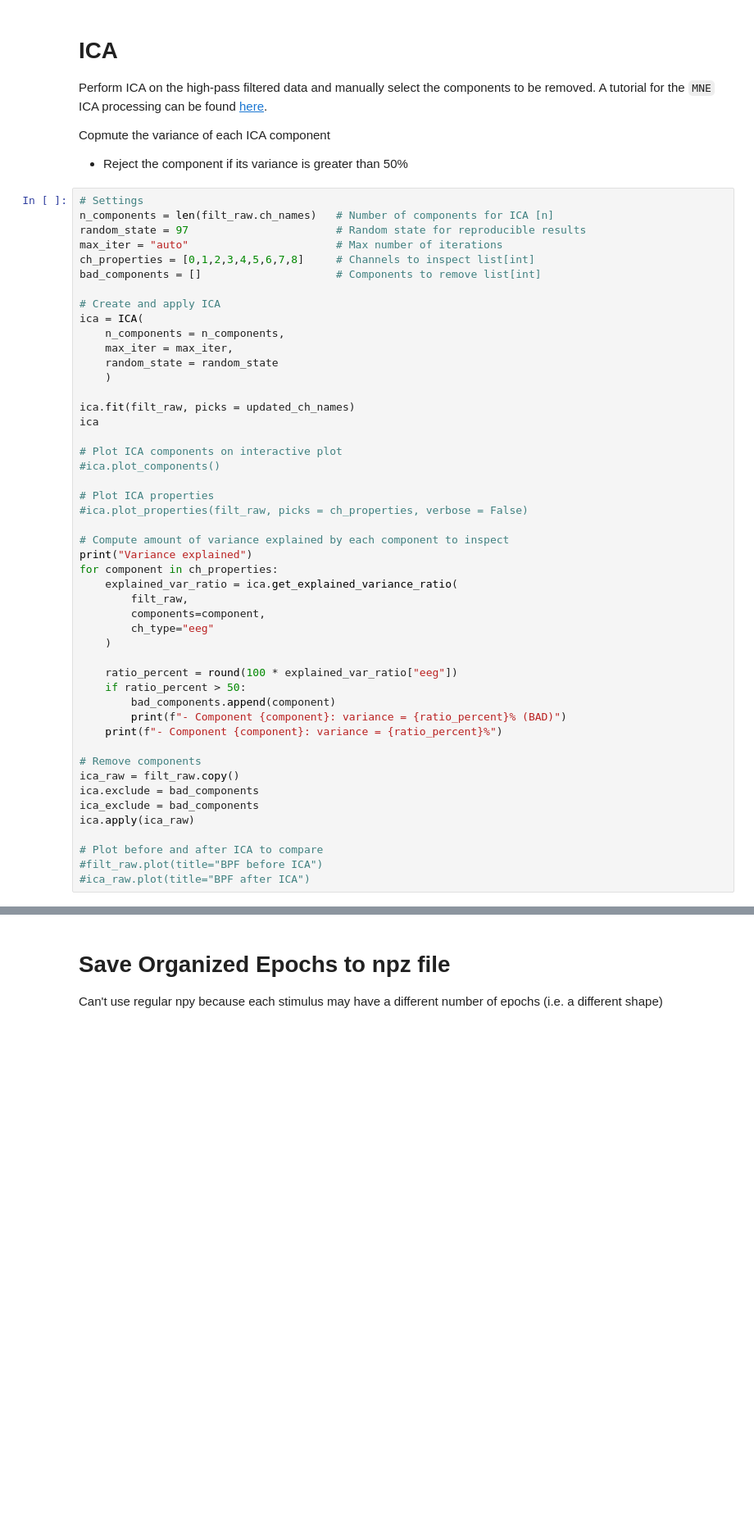
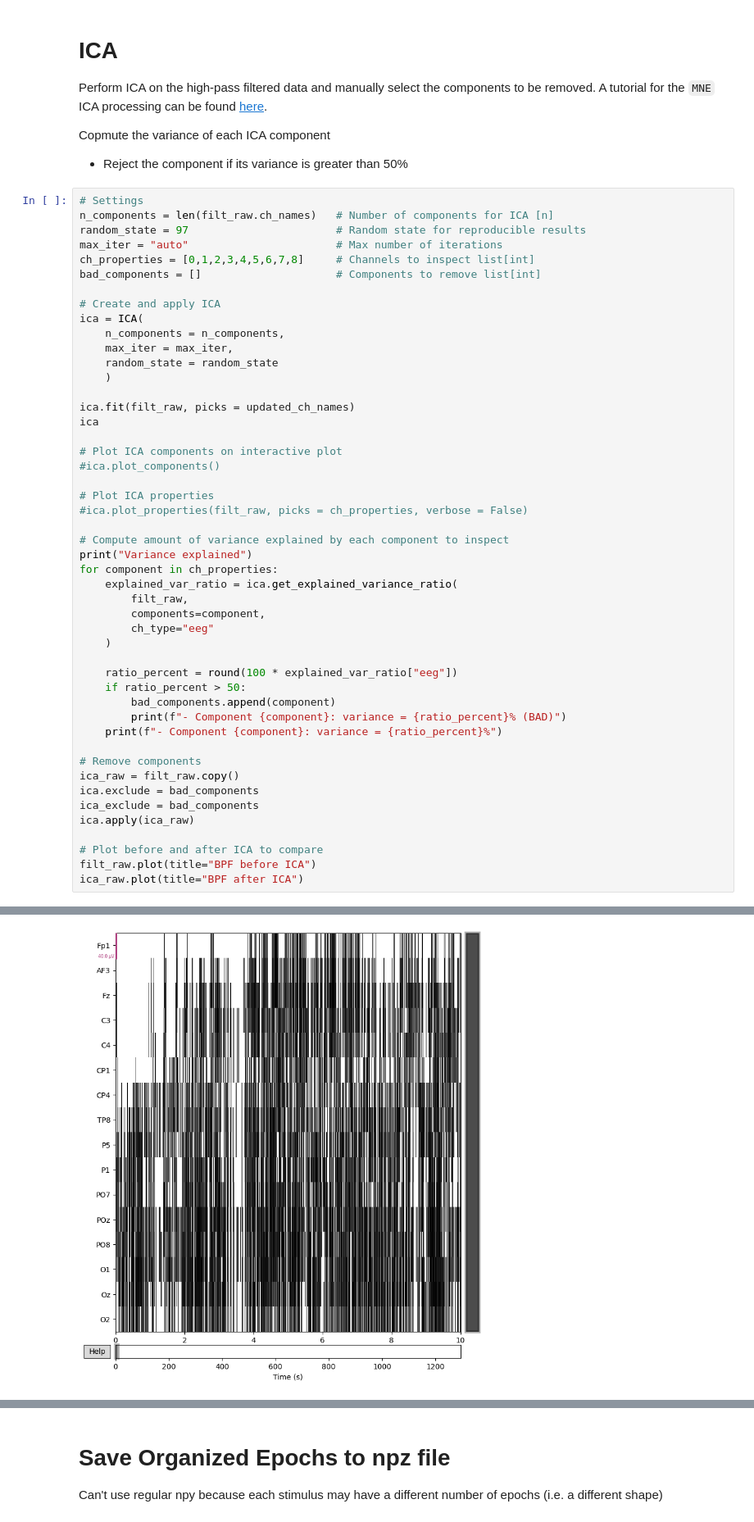
Before and after one commit to kirtonBCIlab/ES_Masters, a Jupyter notebook: Masters-Processing/preprocess.ipynb, the cells around one changed output, grey strips where cells are left out. Shown at 82% size. Cells and saved outputs as stored; diff of their text form; blank space fills up the shorter version.

```diff
--- a/Masters-Processing/preprocess.ipynb
+++ b/Masters-Processing/preprocess.ipynb
@@ -166,8 +154,8 @@ ica_exclude = bad_components
 ica.apply(ica_raw)
 
 # Plot before and after ICA to compare
-#filt_raw.plot(title="BPF before ICA")
-#ica_raw.plot(title="BPF after ICA")
+filt_raw.plot(title="BPF before ICA")
+ica_raw.plot(title="BPF after ICA")
 # %% [output]
 Fitting ICA to data using 16 channels (please be patient, this may take a while)
 Selecting by number: 16 components
@@ -205,3 +178,4 @@ Data
+[figure, added]
 # %% [markdown]
 # Automatically Detect Bad Channels
 Using RANSAC bad channel detection built into `MNE` [link here](https://autoreject.github.io/stable/auto_examples/plot_ransac.html).
```
Also changed, not shown: parts of 12 cells of this notebook, 2 other files.
